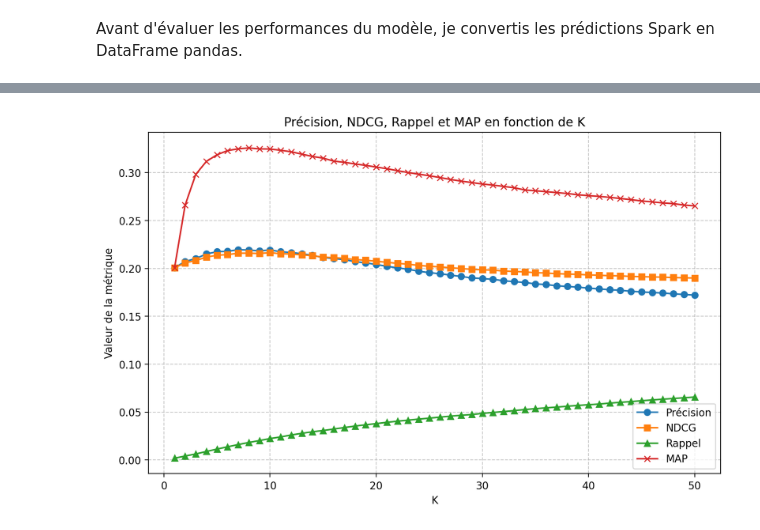
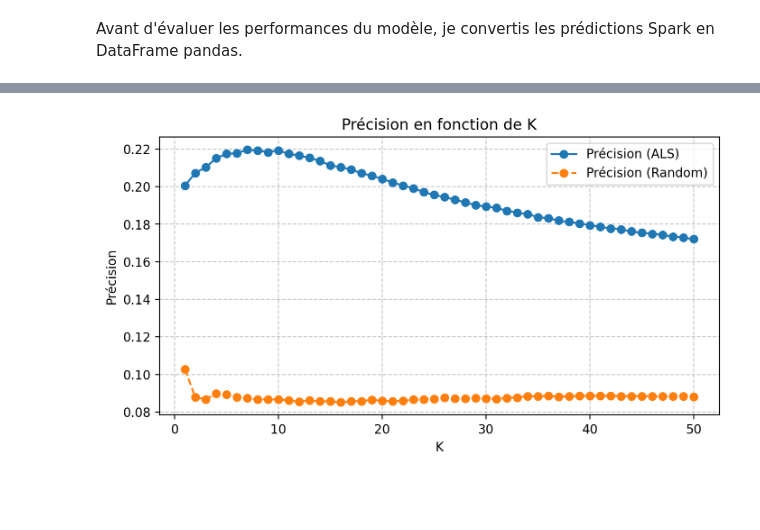
Before and after one commit to alexis-le-trung/FinalProject_2025_Alexis.LE-TRUNG, a Jupyter notebook: proposed_solution/mysolution.ipynb, the cells around one changed output, grey strips where cells are left out. Cells and saved outputs as stored; diff of their text form; code cells hidden in the pictures; blank space fills up the shorter version.

```diff
--- a/proposed_solution/mysolution.ipynb
+++ b/proposed_solution/mysolution.ipynb
@@ -1080,0 +1122,8 @@ def evaluate_implicit_at_k(df, k):
+# %%
+# Générer un DataFrame baseline avec des scores de prédiction aléatoires pour chaque (user_id, video_id) du test
+baseline_pandas = predictions_pandas.copy()
+np.random.seed(42)  # Pour reproductibilité
+baseline_pandas['prediction'] = np.random.rand(len(baseline_pandas))
+
+# Exemple d'affichage
+baseline_pandas.head()
@@ -1081,37 +1137,66 @@ def evaluate_implicit_at_k(df, k):
+# %%
+# Calculer toutes les métriques pour chaque valeur de k
+precisions_random, recalls_random, ndcgs_random, maps_random, novelty_random = [], [], [], [], []
+ks = range(1, 51)
+
+for k in ks:
+    res_random = evaluate_implicit_at_k(baseline_pandas, k)
+    precisions_random.append(res_random['precision'])
+    recalls_random.append(res_random['recall'])
+    ndcgs_random.append(res_random['ndcg'])
+    maps_random.append(res_random['map'])
+    novelty_random.append(res_random['novelty'])
 # %%
-# Calculer toutes les métriques pour chaque valeur de k
-precisions, recalls, ndcgs, maps, novelty = [], [], [], [], []
-ks = range(1, 51)
-
-for k in ks:
-    res = evaluate_implicit_at_k(predictions_pandas, k)
-    precisions.append(res['precision'])
-    recalls.append(res['recall'])
-    ndcgs.append(res['ndcg'])
-    maps.append(res['map'])
-    novelty.append(res['novelty'])
-
-# Tracer les résultats pour Precision, NDCG, Recall, MAP
-plt.figure(figsize=(10, 6))
-plt.plot(ks, precisions, label="Précision", marker='o')
-plt.plot(ks, ndcgs, label="NDCG", marker='s')
-plt.plot(ks, recalls, label="Rappel", marker='^')
-plt.plot(ks, maps, label="MAP", marker='x')
-plt.title("Précision, NDCG, Rappel et MAP en fonction de K")
+plt.figure(figsize=(8, 4))
+plt.plot(ks, precisions, label="Précision (ALS)", marker='o')
+plt.plot(ks, precisions_random, label="Précision (Random)", marker='o', linestyle='--')
+plt.title("Précision en fonction de K")
 plt.xlabel("K")
-plt.ylabel("Valeur de la métrique")
+plt.ylabel("Précision")
 plt.legend()
 plt.grid(axis='both', linestyle='--', alpha=0.7)
 plt.show()
 
-# Plot séparé pour la novelty
-plt.figure(figsize=(10, 4))
-plt.plot(ks, novelty, label="Novelty", marker='d', color='purple')
+plt.figure(figsize=(8, 4))
+plt.plot(ks, recalls, label="Rappel (ALS)", marker='^')
+plt.plot(ks, recalls_random, label="Rappel (Random)", marker='^', linestyle='--')
+plt.title("Rappel en fonction de K")
+plt.xlabel("K")
+plt.ylabel("Rappel")
+plt.legend()
+plt.grid(axis='both', linestyle='--', alpha=0.7)
+plt.show()
+
+plt.figure(figsize=(8, 4))
+plt.plot(ks, ndcgs, label="NDCG (ALS)", marker='s')
+plt.plot(ks, ndcgs_random, label="NDCG (Random)", marker='s', linestyle='--')
+plt.title("NDCG en fonction de K")
+plt.xlabel("K")
+plt.ylabel("NDCG")
+plt.legend()
+plt.grid(axis='both', linestyle='--', alpha=0.7)
+plt.show()
+
+plt.figure(figsize=(8, 4))
+plt.plot(ks, maps, label="MAP (ALS)", marker='x')
+plt.plot(ks, maps_random, label="MAP (Random)", marker='x', linestyle='--')
+plt.title("MAP en fonction de K")
+plt.xlabel("K")
+plt.ylabel("MAP")
+plt.legend()
+plt.grid(axis='both', linestyle='--', alpha=0.7)
+plt.show()
+
+plt.figure(figsize=(8, 4))
+plt.plot(ks, novelty, label="Novelty (ALS)", marker='d', color='purple')
+plt.plot(ks, novelty_random, label="Novelty (Random)", marker='d', color='gray', linestyle='--')
+plt.ylim(11.0, 13.0)
 plt.title("Novelty en fonction de K")
 plt.xlabel("K")
 plt.ylabel("Novelty moyenne")
+
 plt.legend()
 plt.grid(axis='both', linestyle='--', alpha=0.7)
 plt.show()
 # %% [output]
-[figure, old version]
+[figure, new version]
```
Also changed, not shown: parts of 10 cells of this notebook.
